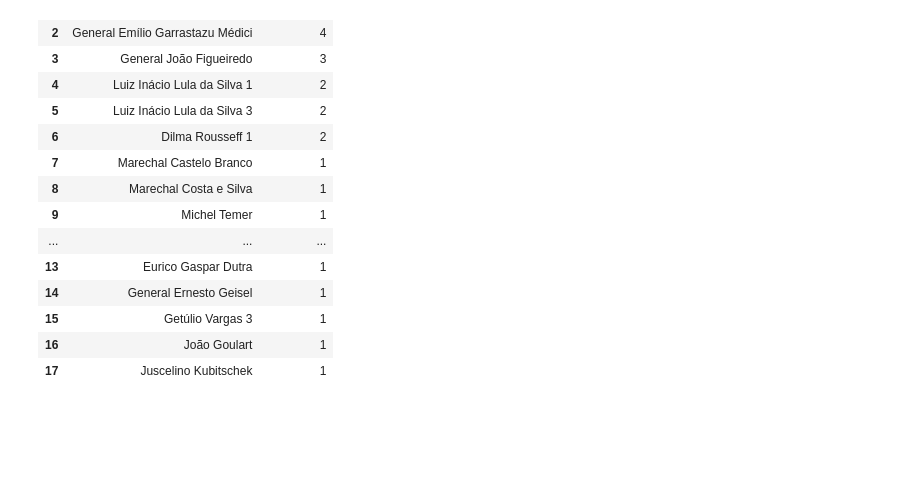
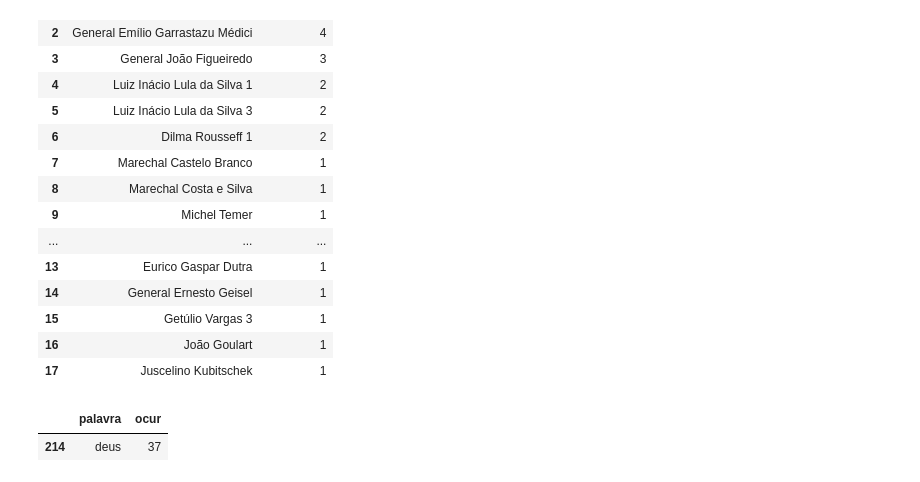
Before and after one commit to PhysicTeacherCode/Brazil-President-s-Speeches-Analysis, a Jupyter notebook: notebooks/01-exploratory.ipynb, the cells around one changed output. Saved outputs shown, nothing was run; the diff lists cells and outputs as text; code cells hidden in the pictures; blank space fills up the shorter version.

Commit message:
Add code cell to filter 'deus' in dataframe
Inserted a new code cell in the exploratory notebook to display rows where the 'palavra' column equals 'deus', showing its occurrence count.

```diff
--- a/notebooks/01-exploratory.ipynb
+++ b/notebooks/01-exploratory.ipynb
@@ -185,3 +185,8 @@ df_deus.head(20)
 | 15 | Getúlio Vargas 3 | 1 |
 | 16 | João Goulart | 1 |
 | 17 | Juscelino Kubitschek | 1 |
+# %%
+df[df['palavra'] == 'deus'].head()
+# %% [output]
+|  | palavra | ocur |
+| 214 | deus | 37 |
```
